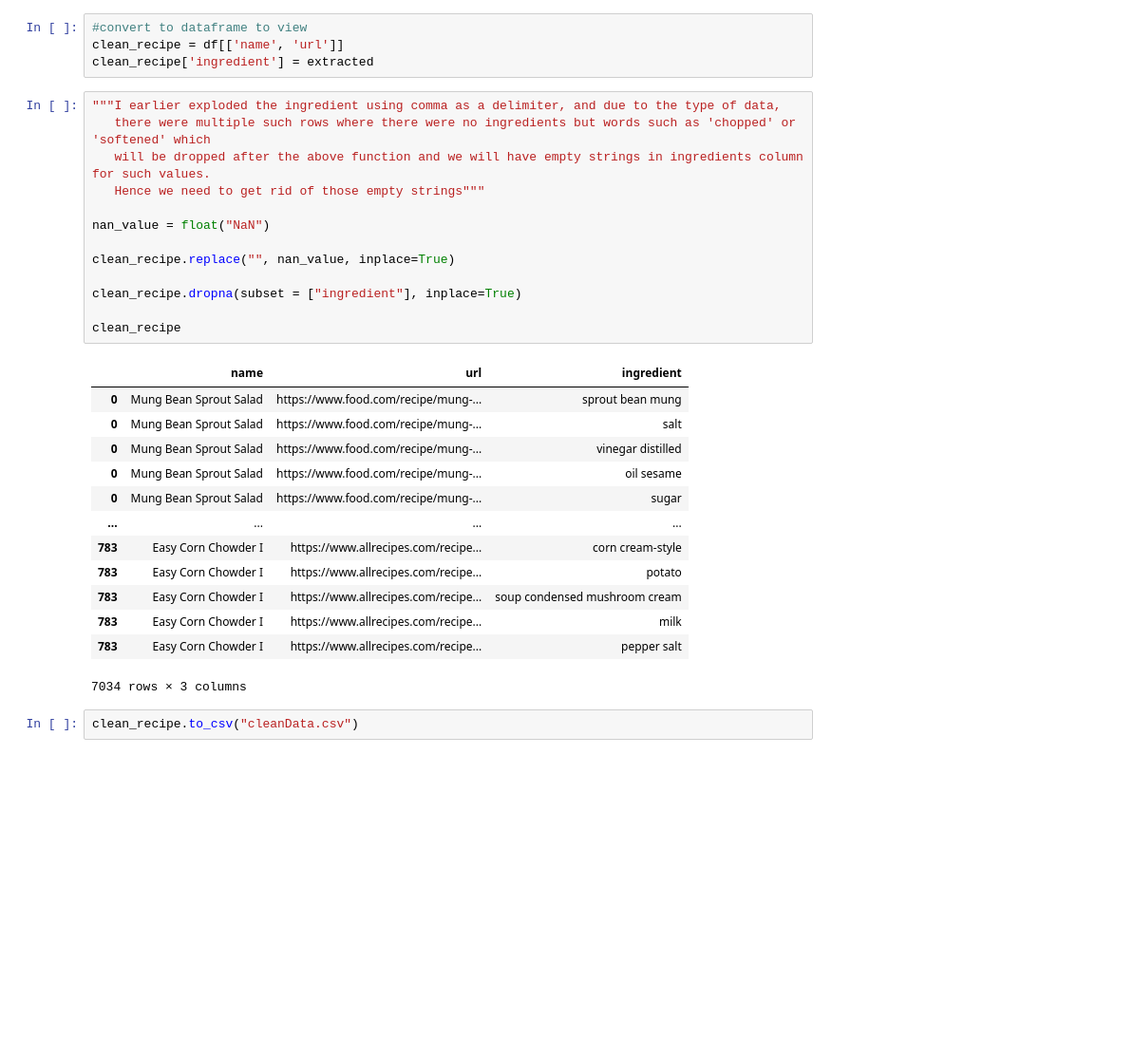
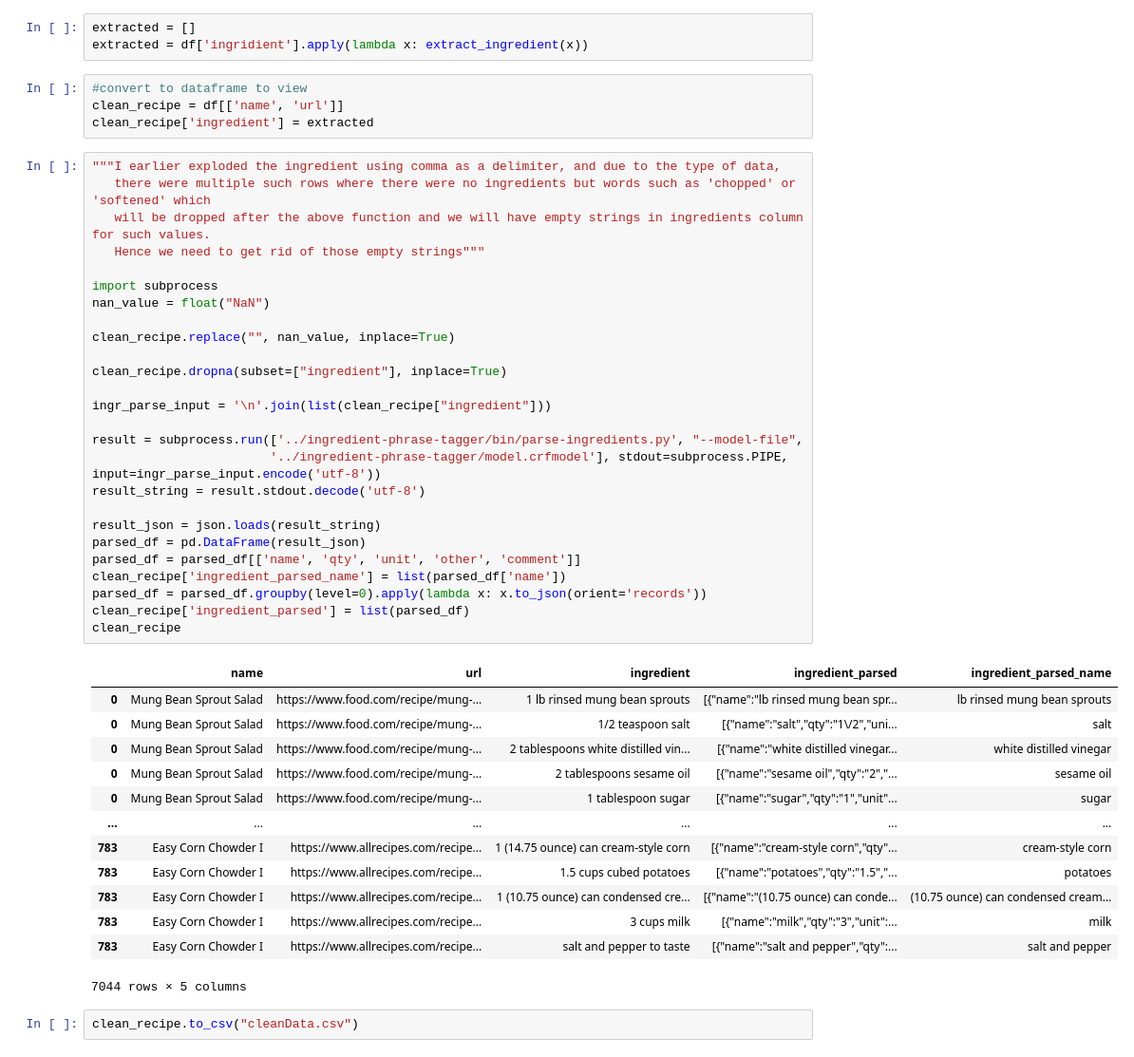
Before and after one commit to dneivzz/cooking-with-NLP, a Jupyter notebook: allRecipes_text-mining.ipynb, the cells around one changed output. Shown: that part at 95% size. Cells and saved outputs as stored; diff of their text form; blank space fills up the shorter version.

```diff
--- a/allRecipes_text-mining.ipynb
+++ b/allRecipes_text-mining.ipynb
@@ -400,3 +392,6 @@ for ix, row in df.iterrows():
+# %%
+extracted = []
+extracted = df['ingridient'].apply(lambda x: extract_ingredient(x))
 # %%
 #convert to dataframe to view
 clean_recipe = df[['name', 'url']]
@@ -404,30 +399,43 @@ clean_recipe['ingredient'] = extracted
 # %%
 """I earlier exploded the ingredient using comma as a delimiter, and due to the type of data,
    there were multiple such rows where there were no ingredients but words such as 'chopped' or 'softened' which
    will be dropped after the above function and we will have empty strings in ingredients column for such values.
    Hence we need to get rid of those empty strings"""
 
+import subprocess
 nan_value = float("NaN")
 
 clean_recipe.replace("", nan_value, inplace=True)
 
-clean_recipe.dropna(subset = ["ingredient"], inplace=True)
+clean_recipe.dropna(subset=["ingredient"], inplace=True)
 
+ingr_parse_input = '\n'.join(list(clean_recipe["ingredient"]))
+
+result = subprocess.run(['../ingredient-phrase-tagger/bin/parse-ingredients.py', "--model-file",
+                        '../ingredient-phrase-tagger/model.crfmodel'], stdout=subprocess.PIPE, input=ingr_parse_input.encode('utf-8'))
+result_string = result.stdout.decode('utf-8')
+
+result_json = json.loads(result_string)
+parsed_df = pd.DataFrame(result_json)
+parsed_df = parsed_df[['name', 'qty', 'unit', 'other', 'comment']]
+clean_recipe['ingredient_parsed_name'] = list(parsed_df['name'])
+parsed_df = parsed_df.groupby(level=0).apply(lambda x: x.to_json(orient='records'))
+clean_recipe['ingredient_parsed'] = list(parsed_df)
 clean_recipe
 # %% [output]
-|  | name | url | ingredient |
-| 0 | Mung Bean Sprout Salad | https://www.food.com/recipe/mung-... | sprout bean mung |
-| 0 | Mung Bean Sprout Salad | https://www.food.com/recipe/mung-... | salt |
-| 0 | Mung Bean Sprout Salad | https://www.food.com/recipe/mung-... | vinegar distilled |
-| 0 | Mung Bean Sprout Salad | https://www.food.com/recipe/mung-... | oil sesame |
-| 0 | Mung Bean Sprout Salad | https://www.food.com/recipe/mung-... | sugar |
-| ... | ... | ... | ... |
-| 783 | Easy Corn Chowder I | https://www.allrecipes.com/recipe... | corn cream-style |
-| 783 | Easy Corn Chowder I | https://www.allrecipes.com/recipe... | potato |
-| 783 | Easy Corn Chowder I | https://www.allrecipes.com/recipe... | soup condensed mushroom cream |
-| 783 | Easy Corn Chowder I | https://www.allrecipes.com/recipe... | milk |
-| 783 | Easy Corn Chowder I | https://www.allrecipes.com/recipe... | pepper salt |
+|  | name | url | ingredient | ingredient_parsed | ingredient_parsed_name |
+| 0 | Mung Bean Sprout Salad | https://www.food.com/recipe/mung-... | 1 lb rinsed mung bean sprouts | [{"name":"lb rinsed mung bean spr... | lb rinsed mung bean sprouts |
+| 0 | Mung Bean Sprout Salad | https://www.food.com/recipe/mung-... | 1/2 teaspoon salt | [{"name":"salt","qty":"1\/2","uni... | salt |
+| 0 | Mung Bean Sprout Salad | https://www.food.com/recipe/mung-... | 2 tablespoons white distilled vin... | [{"name":"white distilled vinegar... | white distilled vinegar |
+| 0 | Mung Bean Sprout Salad | https://www.food.com/recipe/mung-... | 2 tablespoons sesame oil | [{"name":"sesame oil","qty":"2","... | sesame oil |
+| 0 | Mung Bean Sprout Salad | https://www.food.com/recipe/mung-... | 1 tablespoon sugar | [{"name":"sugar","qty":"1","unit"... | sugar |
+| ... | ... | ... | ... | ... | ... |
+| 783 | Easy Corn Chowder I | https://www.allrecipes.com/recipe... | 1 (14.75 ounce) can cream-style corn | [{"name":"cream-style corn","qty"... | cream-style corn |
+| 783 | Easy Corn Chowder I | https://www.allrecipes.com/recipe... | 1.5 cups cubed potatoes | [{"name":"potatoes","qty":"1.5","... | potatoes |
+| 783 | Easy Corn Chowder I | https://www.allrecipes.com/recipe... | 1 (10.75 ounce) can condensed cre... | [{"name":"(10.75 ounce) can conde... | (10.75 ounce) can condensed cream... |
+| 783 | Easy Corn Chowder I | https://www.allrecipes.com/recipe... | 3 cups milk | [{"name":"milk","qty":"3","unit":... | milk |
+| 783 | Easy Corn Chowder I | https://www.allrecipes.com/recipe... | salt and pepper to taste | [{"name":"salt and pepper","qty":... | salt and pepper |
-7034 rows × 3 columns
+7044 rows × 5 columns
 # %%
 clean_recipe.to_csv("cleanData.csv")
 # %%
```
Also changed, not shown: parts of 12 cells of this notebook, 1 other file.
